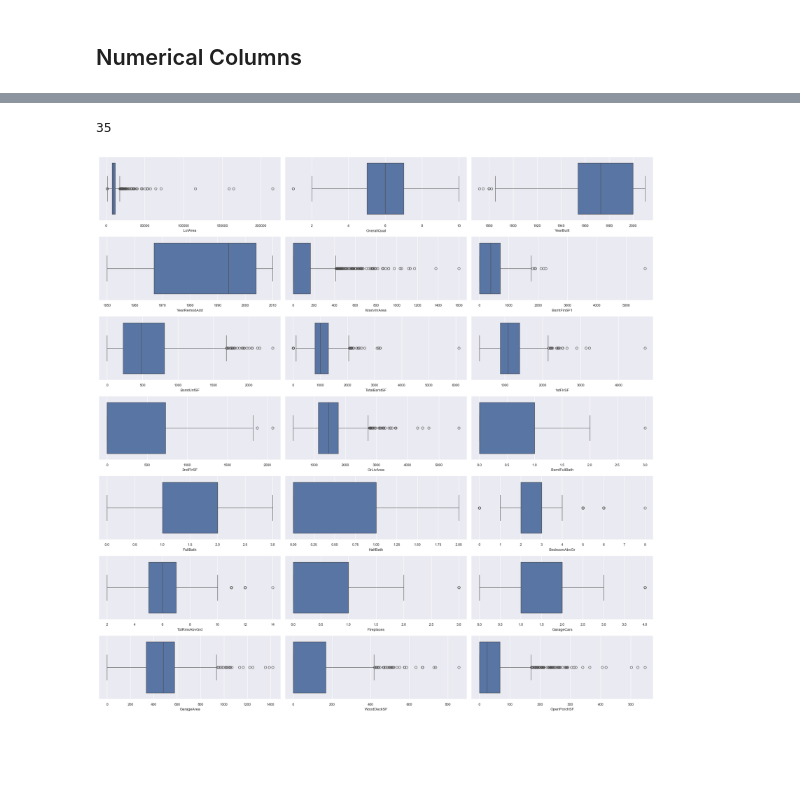
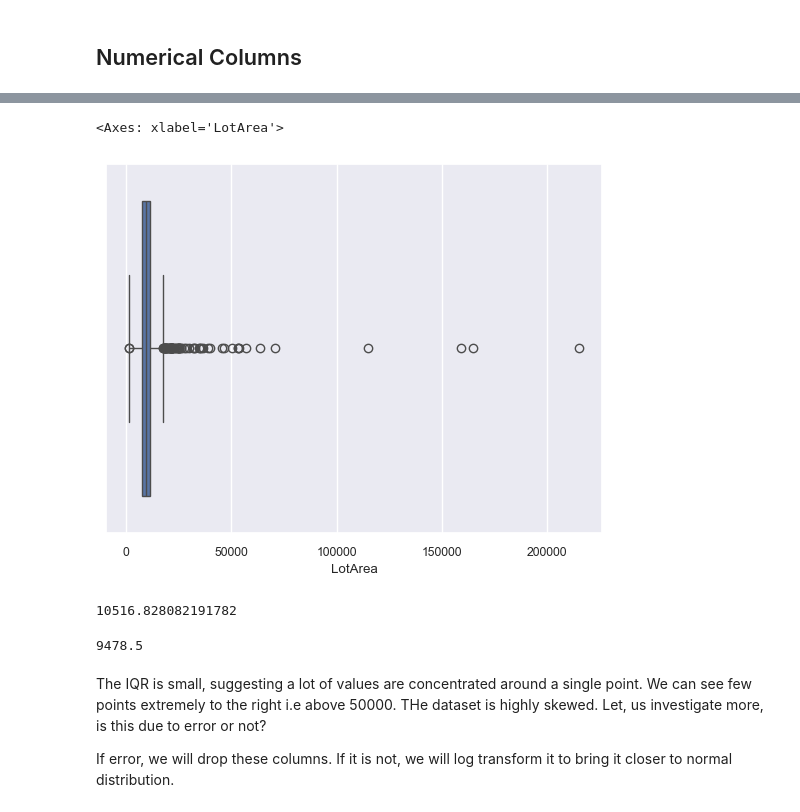
Before and after one commit to psgpyc/ISLP-and-HML-with-Scikit-Keras-Tenserflow, a Jupyter notebook: Projects/housing_price_prediction/housing_price_dataset.ipynb, the cells around one changed output, grey strips where cells are left out. Drawn from its saved outputs; the diff is of its cells as text; code cells hidden in the pictures; blank space fills up the shorter version.

```diff
--- a/Projects/housing_price_prediction/housing_price_dataset.ipynb
+++ b/Projects/housing_price_prediction/housing_price_dataset.ipynb
@@ -936,11 +986,18 @@ lots of outliers
 # %%
+sns.boxplot(df, x="LotArea")
 # %% [output]
-35
+<Axes: xlabel='LotArea'>
+[figure, added]
-# %%
-fig, axes = plt.subplots(7,3, figsize=(20,20))
-for axx, col in zip(axes.flatten(), correlated_columns):
-    sns.boxplot(df, x=col, ax=axx)
-
-plt.tight_layout()
-# %% [output]
-[figure, removed]
+# %%
+np.mean(df['LotArea'])
+# %% [output]
+10516.828082191782
+# %%
+np.median(df['LotArea'])
+# %% [output]
+9478.5
+# %% [markdown]
+The IQR is small, suggesting a lot of values are concentrated around a single point. We can see few points extremely to the right i.e above 50000. THe dataset is highly skewed. Let, us investigate more, is this due to error or not?
+
+If error, we will drop these columns.
+If it is not, we will log transform it to bring it closer to normal distribution.
```
Also changed, not shown: parts of 75 cells of this notebook, 1 other file.
